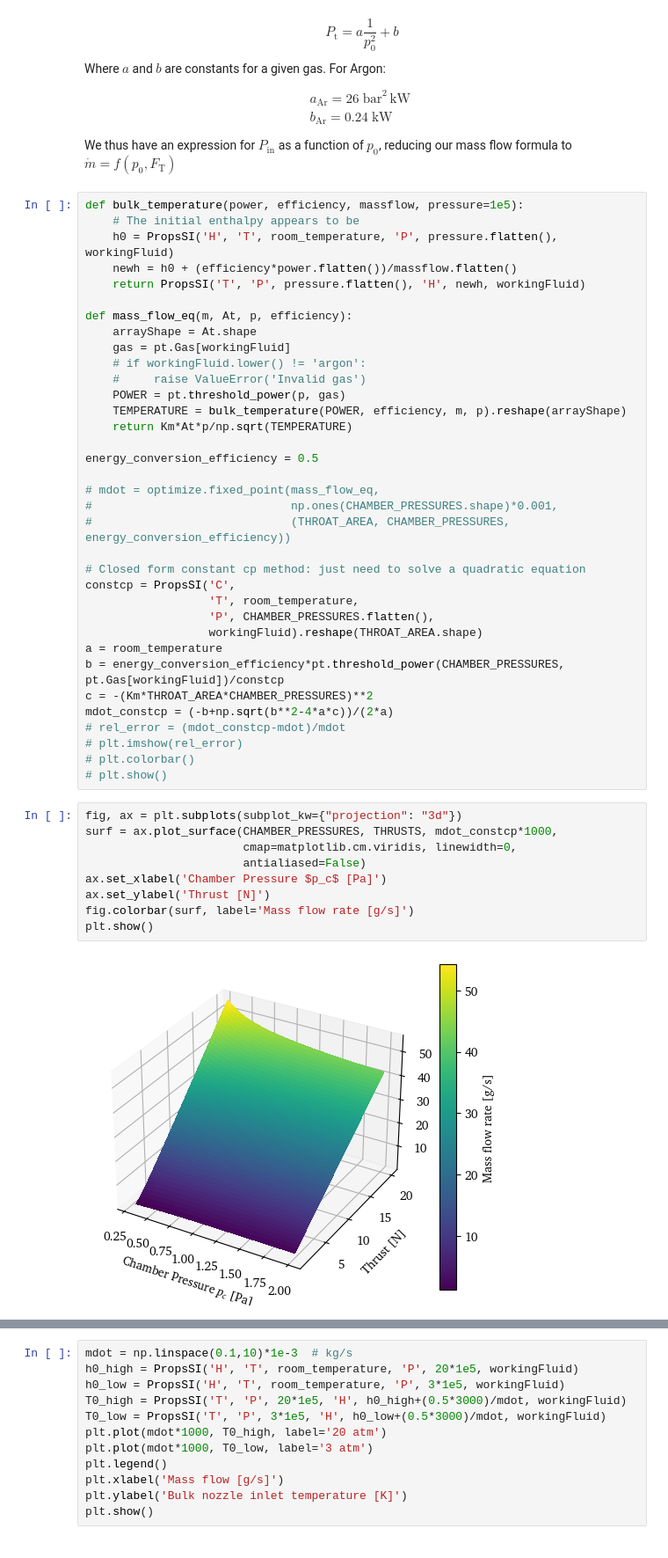
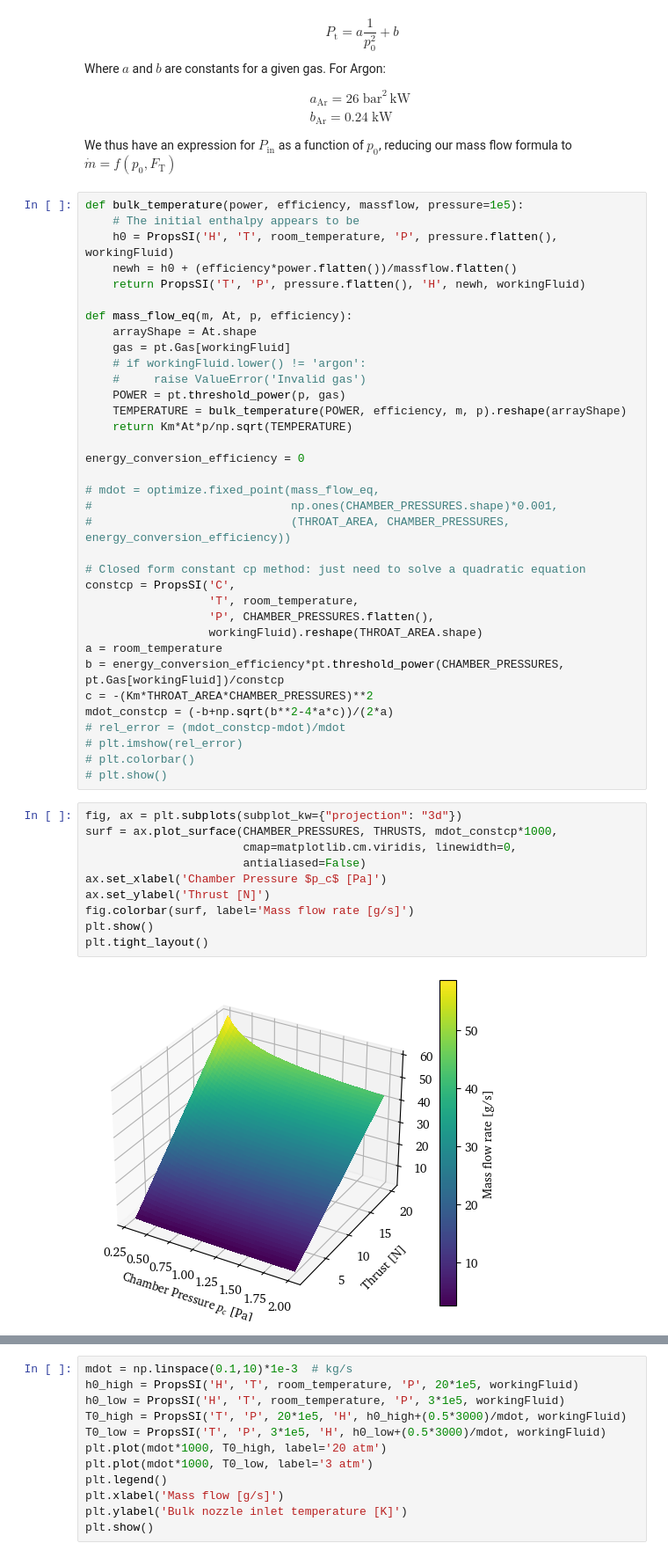
Before and after one commit to eeduplay/MScThesis, a Jupyter notebook: code/generalData.ipynb, the cells around one changed output, grey strips where cells are left out. Shown: that part at 88% size. Drawn from its saved outputs; the diff is of its cells as text.

```diff
--- a/code/generalData.ipynb
+++ b/code/generalData.ipynb
@@ -168,7 +168,7 @@ def mass_flow_eq(m, At, p, efficiency):
     TEMPERATURE = bulk_temperature(POWER, efficiency, m, p).reshape(arrayShape)
     return Km*At*p/np.sqrt(TEMPERATURE)
 
-energy_conversion_efficiency = 0.5
+energy_conversion_efficiency = 0
 
 # mdot = optimize.fixed_point(mass_flow_eq,
 #                             np.ones(CHAMBER_PRESSURES.shape)*0.001,
@@ -190,11 +190,12 @@ mdot_constcp = (-b+np.sqrt(b**2-4*a*c))/(2*a)
 # %%
 fig, ax = plt.subplots(subplot_kw={"projection": "3d"})
 surf = ax.plot_surface(CHAMBER_PRESSURES, THRUSTS, mdot_constcp*1000,
                        cmap=matplotlib.cm.viridis, linewidth=0,
                        antialiased=False)
 ax.set_xlabel('Chamber Pressure $p_c$ [Pa]')
 ax.set_ylabel('Thrust [N]')
 fig.colorbar(surf, label='Mass flow rate [g/s]')
 plt.show()
+plt.tight_layout()
 # %% [output]
-[figure, old version]
+[figure, new version]
```
Also changed, not shown: parts of 1 cell of this notebook, 13 other files.
